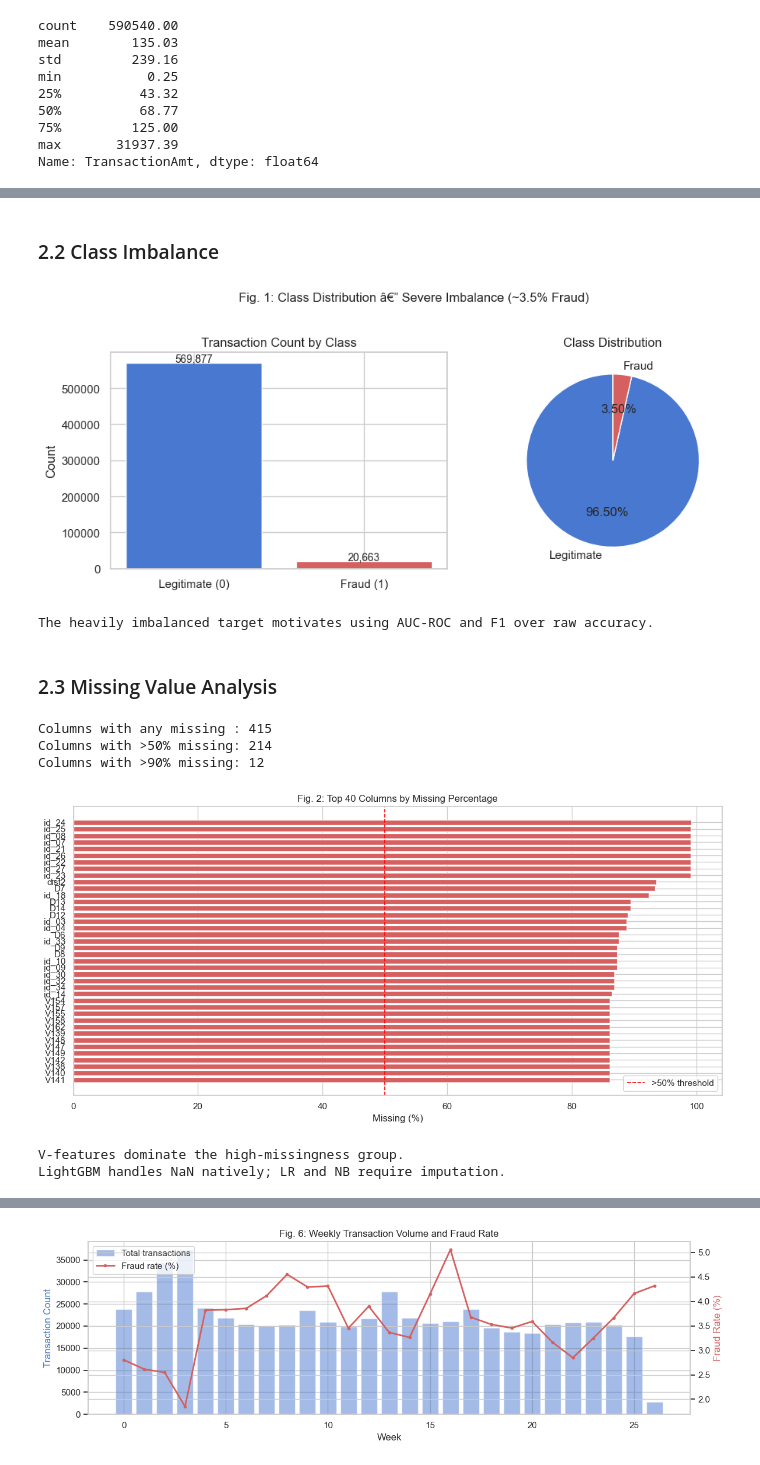
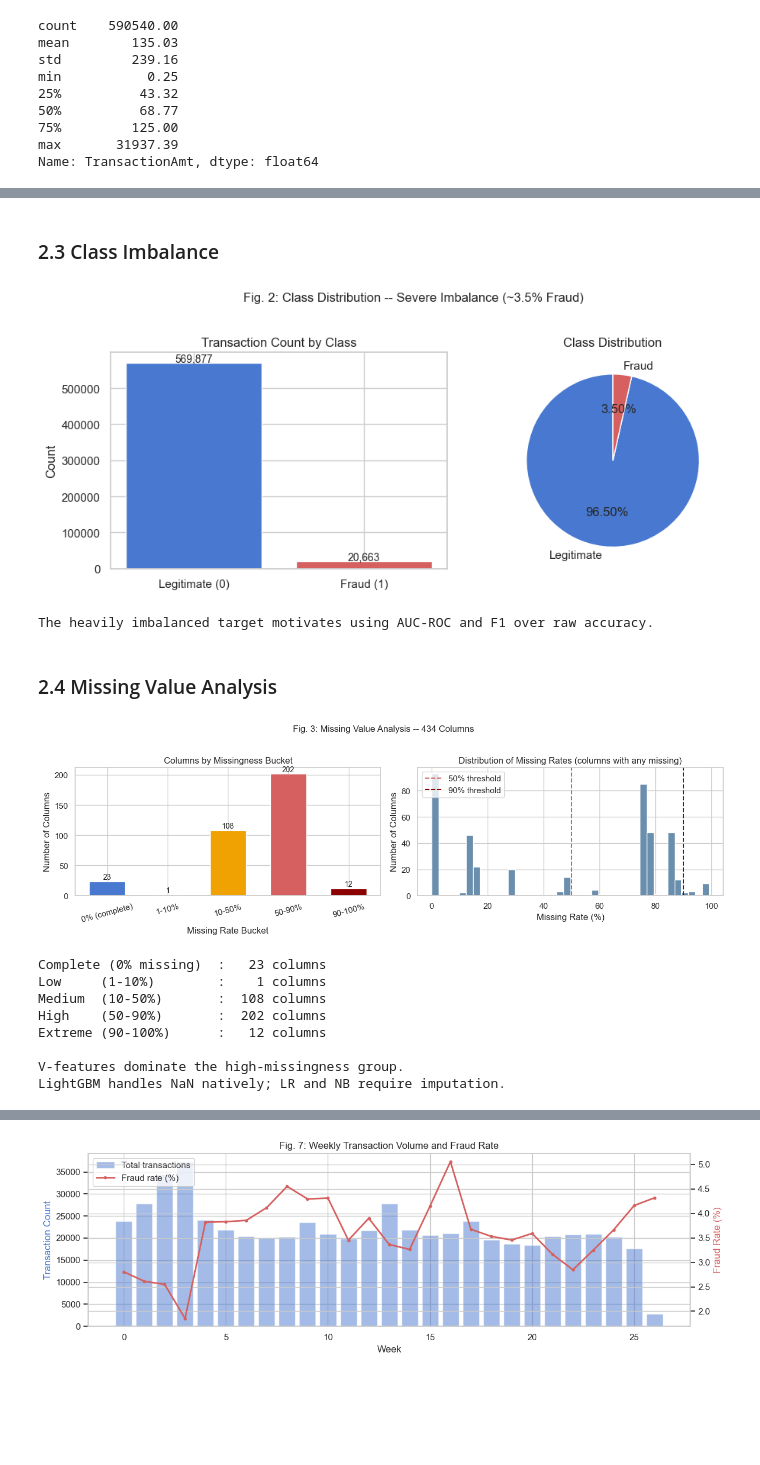
Before and after one commit to xiaocheng05/dsc148-final-project, a Jupyter notebook: 01_eda.ipynb, the cells around one changed output, grey strips where cells are left out. Saved outputs shown, nothing was run; the diff lists cells and outputs as text; code cells hidden in the pictures; blank space fills up the shorter version.

```diff
--- a/01_eda.ipynb
+++ b/01_eda.ipynb
@@ -83,50 +115,82 @@ Name: TransactionAmt, dtype: float64
 # %% [markdown]
-### 2.2 Class Imbalance
+### 2.3 Class Imbalance
 # %%
 counts = df['isFraud'].value_counts()
 fig, axes = plt.subplots(1, 2, figsize=(10, 4))
 axes[0].bar(['Legitimate (0)', 'Fraud (1)'], counts.values,
             color=['#4878CF', '#D65F5F'], edgecolor='white')
 axes[0].set_ylabel('Count')
 axes[0].set_title('Transaction Count by Class')
 for i, v in enumerate(counts.values):
     axes[0].text(i, v + 3000, f'{v:,}', ha='center', fontsize=10)
 axes[1].pie(counts.values, labels=['Legitimate', 'Fraud'],
             colors=['#4878CF', '#D65F5F'], autopct='%1.2f%%', startangle=90)
 axes[1].set_title('Class Distribution')
-plt.suptitle('Fig. 1: Class Distribution -- Severe Imbalance (~3.5% Fraud)', fontsize=12, y=1.02)
+plt.suptitle('Fig. 2: Class Distribution -- Severe Imbalance (~3.5% Fraud)', fontsize=12, y=1.02)
 plt.tight_layout()
 plt.show()
 print('The heavily imbalanced target motivates using AUC-ROC and F1 over raw accuracy.')
 # %% [output]
-[figure, old version]
+[figure, new version]
 The heavily imbalanced target motivates using AUC-ROC and F1 over raw accuracy.
 # %% [markdown]
-### 2.3 Missing Value Analysis
+### 2.4 Missing Value Analysis
 # %%
-miss_pct = (df.isnull().sum() / len(df) * 100).sort_values(ascending=False)
-miss_pct = miss_pct[miss_pct > 0]
-print(f'Columns with any missing : {len(miss_pct)}')
-print(f'Columns with >50% missing: {(miss_pct > 50).sum()}')
-print(f'Columns with >90% missing: {(miss_pct > 90).sum()}')
+miss_pct = (df.isnull().sum() / len(df) * 100)
 
-top40  = miss_pct.head(40)
-colors = ['#D65F5F' if v > 50 else '#F0A202' if v > 20 else '#4878CF' for v in top40.values]
-fig, ax = plt.subplots(figsize=(12, 6))
-ax.barh(top40.index[::-1], top40.values[::-1], color=colors[::-1])
-ax.axvline(50, color='red', linestyle='--', linewidth=1.2, label='>50% threshold')
-ax.set_xlabel('Missing (%)')
-ax.set_title('Fig. 2: Top 40 Columns by Missing Percentage')
-ax.legend()
+bins   = [0, 1, 10, 50, 90, 100.01]
+labels = ['0% (complete)', '1-10%', '10-50%', '50-90%', '90-100%']
+colors = ['#4878CF', '#6A8EAE', '#F0A202', '#D65F5F', '#8B0000']
+
+counts = []
+for lo, hi in zip(bins[:-1], bins[1:]):
+    if lo == 0:
+        counts.append((miss_pct == 0).sum())
+    else:
+        counts.append(((miss_pct > lo) & (miss_pct <= hi)).sum())
+
+fig, axes = plt.subplots(1, 2, figsize=(13, 4))
+
+# Left: bar chart by missingness bucket
+bars = axes[0].bar(labels, counts, color=colors, edgecolor='white', width=0.6)
+for bar, val in zip(bars, counts):
+    axes[0].text(bar.get_x() + bar.get_width()/2, bar.get_height() + 1,
+                 str(val), ha='center', va='bottom', fontsize=10)
+axes[0].set_xlabel('Missing Rate Bucket')
+axes[0].set_ylabel('Number of Columns')
+axes[0].set_title('Columns by Missingness Bucket')
+axes[0].tick_params(axis='x', rotation=15)
+
+# Right: histogram of non-zero missingness rates
+nonzero = miss_pct[miss_pct > 0]
+axes[1].hist(nonzero, bins=40, color='#6A8EAE', edgecolor='white')
+axes[1].axvline(50, color='#D65F5F', linestyle='--', linewidth=1.5, label='50% threshold')
+axes[1].axvline(90, color='#8B0000', linestyle='--', linewidth=1.5, label='90% threshold')
+axes[1].set_xlabel('Missing Rate (%)')
+axes[1].set_ylabel('Number of Columns')
+axes[1].set_title('Distribution of Missing Rates (columns with any missing)')
+axes[1].legend()
+
+plt.suptitle('Fig. 3: Missing Value Analysis -- 434 Columns', fontsize=12, y=1.02)
 plt.tight_layout()
 plt.show()
+
+print(f'Complete (0% missing)  : {counts[0]:>4d} columns')
+print(f'Low     (1-10%)        : {counts[1]:>4d} columns')
+print(f'Medium  (10-50%)       : {counts[2]:>4d} columns')
+print(f'High    (50-90%)       : {counts[3]:>4d} columns')
+print(f'Extreme (90-100%)      : {counts[4]:>4d} columns')
+print()
 print('V-features dominate the high-missingness group.')
 print('LightGBM handles NaN natively; LR and NB require imputation.')
 # %% [output]
+[figure, new version]
-Columns with any missing : 415
-Columns with >50% missing: 214
-Columns with >90% missing: 12
+Complete (0% missing)  :   23 columns
+Low     (1-10%)        :    1 columns
+Medium  (10-50%)       :  108 columns
+High    (50-90%)       :  202 columns
+Extreme (90-100%)      :   12 columns
+
+V-features dominate the high-missingness group.
+LightGBM handles NaN natively; LR and NB require imputation.
-[figure, old version]
-V-features dominate the high-missingness group.
-LightGBM handles NaN natively; LR and NB require imputation.
 # %% [markdown]
```
Also changed, not shown: parts of 16 cells of this notebook, 2 other files.
